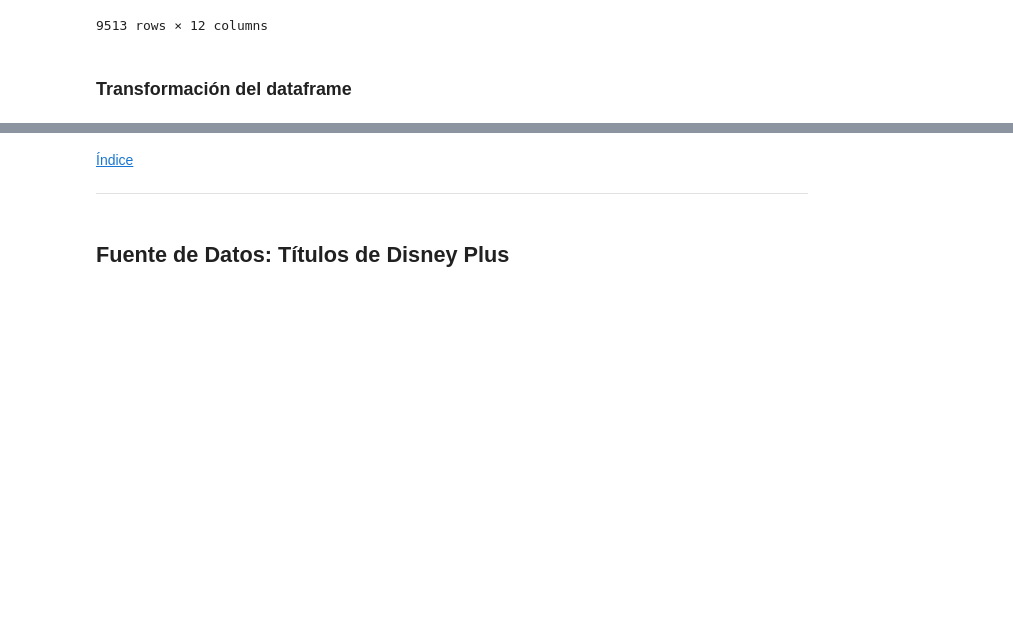
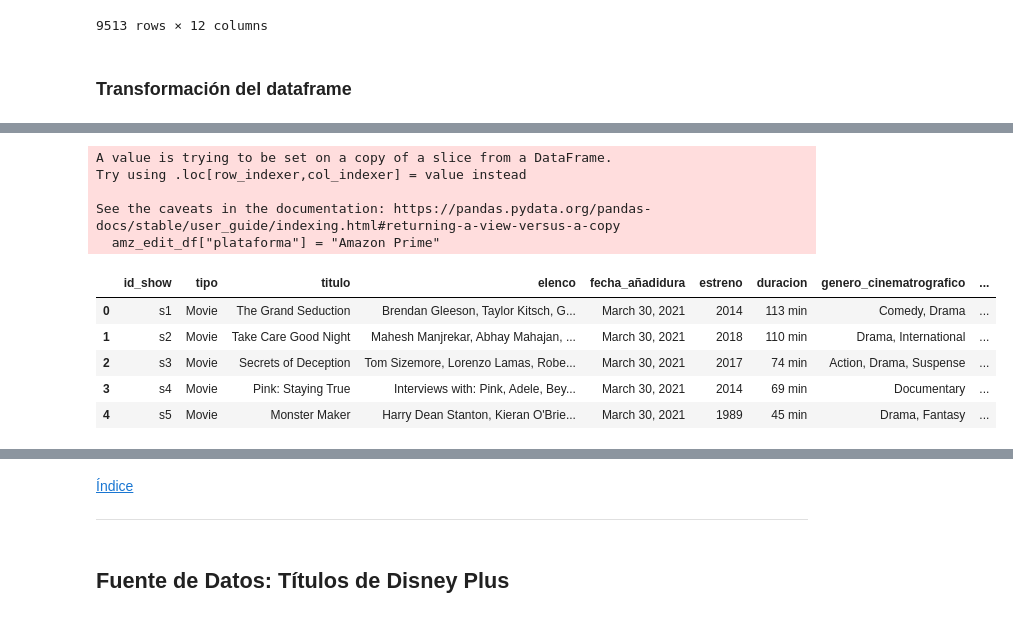
Before and after one commit to JoseSalas98/streaming_catalog_api, a Jupyter notebook: notebooks/eda.ipynb, the cells around one changed output, grey strips where cells are left out. Drawn from its saved outputs; the diff is of its cells as text; code cells hidden in the pictures; blank space fills up the shorter version.

```diff
--- a/notebooks/eda.ipynb
+++ b/notebooks/eda.ipynb
@@ -377,3 +378,18 @@ amz_df.loc[amz_df["date_added"].isnull()]
 # %%
 #Duplicar el dataframe original conservando únicamente las columnas de interes
 amz_edit_df = amz_df[columns]
+# %%
+#   Definimos la nueva denominación que tendrán las columnas de interes
+renamed_columns = {
+                    "show_id":"id_show",
+                    "type":"tipo",
+                    "title":"titulo",
+                    "cast":"elenco",
+                    "date_added":"fecha_añadidura",
+                    "release_year":"estreno",
+                    "duration":"duracion",
+                    "listed_in":"genero_cinematrografico"
+                    }
+# %%
+#Renombrar el dataframe
+amz_edit_df.rename(columns = renamed_columns, inplace = True)
@@ -379,0 +411,19 @@ amz_edit_df = amz_df[columns]
+# %%
+#Añadir tipo de plataforma
+amz_edit_df["plataforma"] = "Amazon Prime"
+# %% [output]
+A value is trying to be set on a copy of a slice from a DataFrame.
+Try using .loc[row_indexer,col_indexer] = value instead
+
+See the caveats in the documentation: https://pandas.pydata.org/pandas-docs/stable/user_guide/indexing.html#returning-a-view-versus-a-copy
+  amz_edit_df["plataforma"] = "Amazon Prime"
+# %%
+#Inspeccionar el df
+amz_edit_df.head()
+# %% [output]
+|  | id_show | tipo | titulo | elenco | fecha_añadidura | estreno | duracion | genero_cinematrografico | ... |
+| 0 | s1 | Movie | The Grand Seduction | Brendan Gleeson, Taylor Kitsch, G... | March 30, 2021 | 2014 | 113 min | Comedy, Drama | ... |
+| 1 | s2 | Movie | Take Care Good Night | Mahesh Manjrekar, Abhay Mahajan, ... | March 30, 2021 | 2018 | 110 min | Drama, International | ... |
+| 2 | s3 | Movie | Secrets of Deception | Tom Sizemore, Lorenzo Lamas, Robe... | March 30, 2021 | 2017 | 74 min | Action, Drama, Suspense | ... |
+| 3 | s4 | Movie | Pink: Staying True | Interviews with: Pink, Adele, Bey... | March 30, 2021 | 2014 | 69 min | Documentary | ... |
+| 4 | s5 | Movie | Monster Maker | Harry Dean Stanton, Kieran O'Brie... | March 30, 2021 | 1989 | 45 min | Drama, Fantasy | ... |
```
Also changed, not shown: parts of 7 cells of this notebook.
